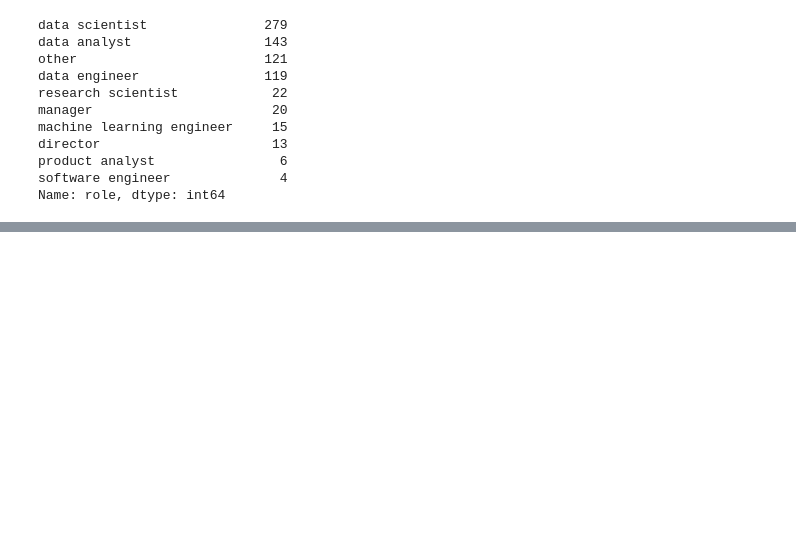
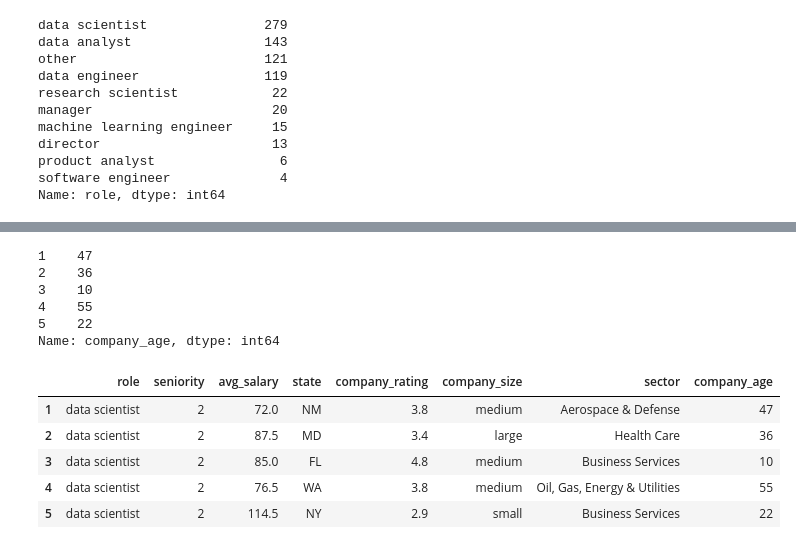
Before and after one commit to aidanberry12/Glassdoor_Salary_Analysis, a Jupyter notebook: data_cleaning.ipynb, the cells around one changed output, grey strips where cells are left out. Cells and saved outputs as stored; diff of their text form; code cells hidden in the pictures; blank space fills up the shorter version.

Commit message:
added data cleaning notebook and output file and started EDA

```diff
--- a/data_cleaning.ipynb
+++ b/data_cleaning.ipynb
@@ -99,15 +100,15 @@ Name: role, dtype: int64
 # %%
 low_sr = ['associate', 'jr', 'I', 'entry', 'junior']
 med_sr = ['senior', 'II', 'III', 'lead', 'head', 'sr']
-high_sr = ['staff', 'principal']
+high_sr = ['staff', 'principal', 'director', 'chief']
 
 def find_seniority(job_title):
     title_text = job_title.lower()
-    if any(ele in job_title for ele in high_sr):
+    if any(ele in title_text for ele in high_sr):
         return 3
-    elif any(ele in job_title for ele in med_sr):
+    elif any(ele in title_text for ele in med_sr):
         return 2
-    elif any(ele in job_title for ele in low_sr):
+    elif any(ele in title_text for ele in low_sr):
         return 1
     else:
         return 2
@@ -209,0 +201,14 @@ df.iloc[44,1]
+# %%
+df['company_size'].value_counts()
+
+def company_size_classification(text):
+    if text in ['1 to 50 employees', '51 to 200 employees']:
+        return 'small'
+    elif text in ['201 to 500 employees', '501 to 1000 employees', '1001 to 5000 employees']:
+        return 'medium'
+    elif text in ['5001 to 10000 employees', '10000+ employees']:
+        return 'large'
+    else:
+        return 'N/A'
+df['company_size'] = df['company_size'].apply(company_size_classification)
+df.head()
@@ -209,0 +222,15 @@ df.iloc[44,1]
+# %%
+df['sector'].value_counts()
+
+def sector_aggregator(sector):
+    if sector in ['-1', 'Non-Profit', 'Transportation & Logistics',
+                  'Real Estate', 'Travel & Tourism', 'Media', 'Telecommunications',
+                  'Arts, Entertainment & Recreation', 'Customer Services', 'Construction',
+                  'Repair & Maintenance', 'Mining & Metals', 'Agriculture & Forestry',
+                  'Accounting & Legal']:
+        return 'other'
+    else:
+        return sector
+
+df['sector'] = df['sector'].apply(sector_aggregator)
+df.head()
@@ -209,0 +244,22 @@ df.iloc[44,1]
+# %%
+current_year = date.today().year
+df['company_age'] = current_year - df['founded'].apply(int)
+df['company_age'].head()
+# %% [output]
+1    47
+2    36
+3    10
+4    55
+5    22
+Name: company_age, dtype: int64
+# %%
+
+df_final = df[['role', 'seniority', 'avg_salary', 'state', 'company_rating', 'company_size', 'sector', 'company_age']]
+df_final.head()
+# %% [output]
+|  | role | seniority | avg_salary | state | company_rating | company_size | sector | company_age |
+| 1 | data scientist | 2 | 72.0 | NM | 3.8 | medium | Aerospace & Defense | 47 |
+| 2 | data scientist | 2 | 87.5 | MD | 3.4 | large | Health Care | 36 |
+| 3 | data scientist | 2 | 85.0 | FL | 4.8 | medium | Business Services | 10 |
+| 4 | data scientist | 2 | 76.5 | WA | 3.8 | medium | Oil, Gas, Energy & Utilities | 55 |
+| 5 | data scientist | 2 | 114.5 | NY | 2.9 | small | Business Services | 22 |
```
Also changed, not shown: parts of 8 cells of this notebook, 2 other files.
